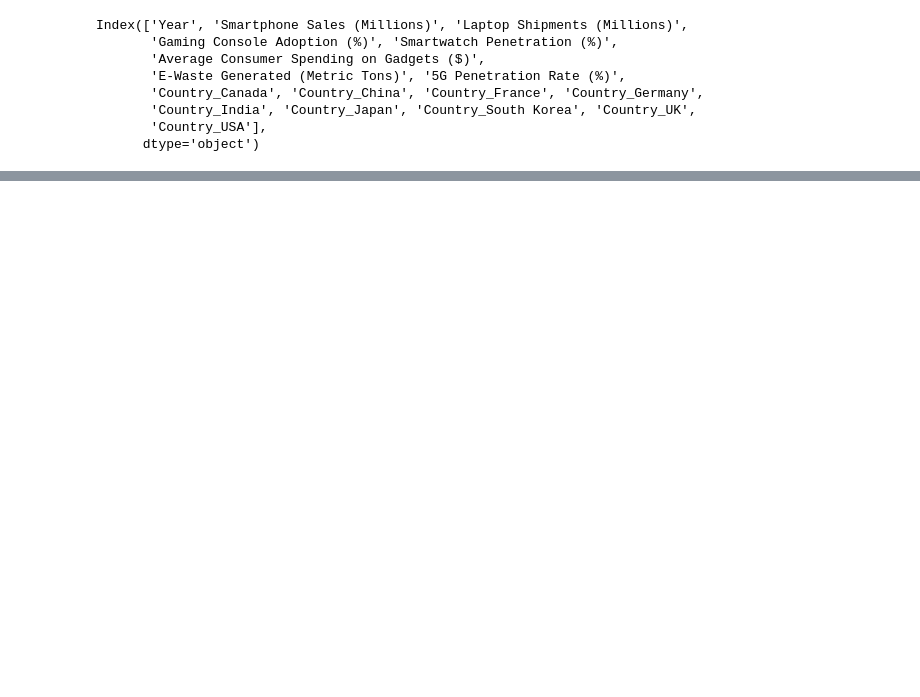
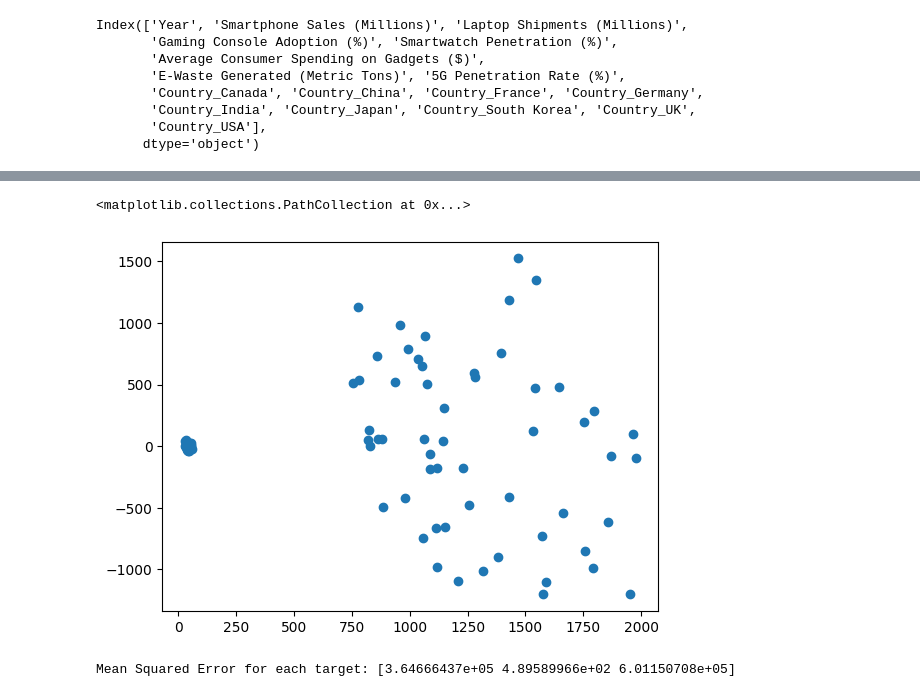
Before and after one commit to Bhargavvv412/EDA-Feature-Engineering, a Jupyter notebook: Global_Tech_Gadget_Consumption.ipynb, the cells around one changed output, grey strips where cells are left out. Drawn from its saved outputs; the diff is of its cells as text; code cells hidden in the pictures; blank space fills up the shorter version.

```diff
--- a/Global_Tech_Gadget_Consumption.ipynb
+++ b/Global_Tech_Gadget_Consumption.ipynb
@@ -246,0 +350,5 @@ X_test = scaler.transform(X_test)
+# %%
+plt.scatter(y_pred,residuals)#unifroms dis which meaans thier is no patterns
+# %% [output]
+<matplotlib.collections.PathCollection at 0x...>
+[figure, added]
@@ -246,0 +357,5 @@ X_test = scaler.transform(X_test)
+# %%
+mse = mean_squared_error(y_test, y_pred, multioutput="raw_values") # data needed no more data
+print("Mean Squared Error for each target:", mse)
+# %% [output]
+Mean Squared Error for each target: [3.64666437e+05 4.89589966e+02 6.01150708e+05]
```
Also changed, not shown: parts of 23 cells of this notebook.
